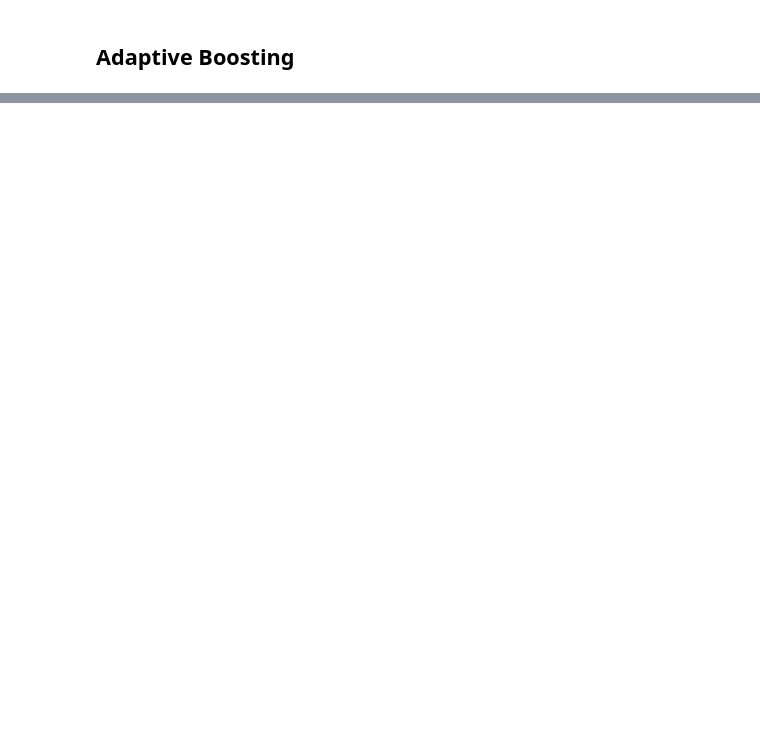
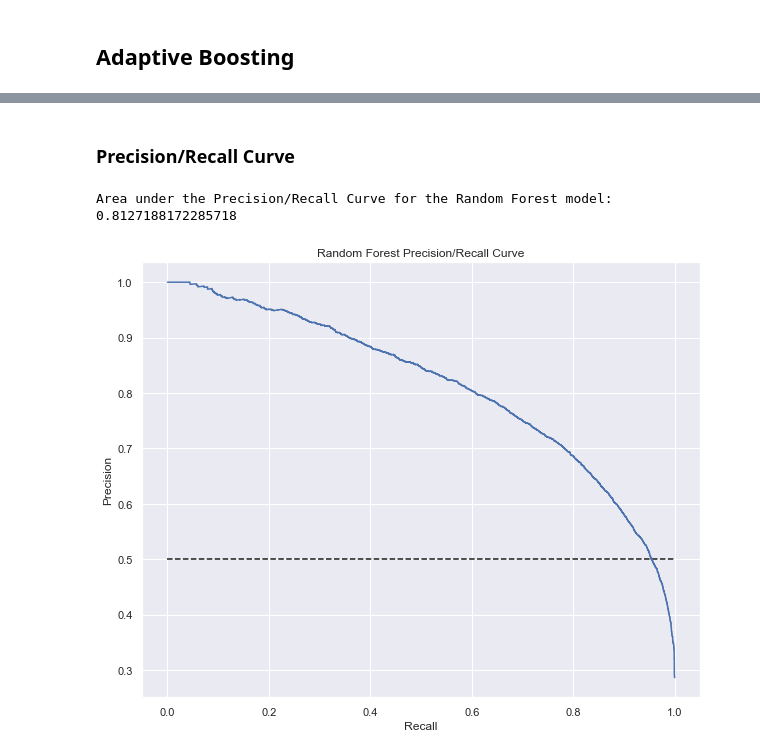
Before and after one commit to asaint13/Capstone_Two-Booking_Cancelations, a Jupyter notebook: 04-Pre-Processing_and_Modeling.ipynb, the cells around one changed output, grey strips where cells are left out. Drawn from its saved outputs; the diff is of its cells as text; code cells hidden in the pictures; blank space fills up the shorter version.

Commit message:
First steps of model selection and model evaluation

```diff
--- a/04-Pre-Processing_and_Modeling.ipynb
+++ b/04-Pre-Processing_and_Modeling.ipynb
@@ -282,0 +319,5 @@ Best accuracy using extreme gradient boosting: 0.8517453638990806
+# %%
+rfo = RandomForestClassifier(random_state=21,n_estimators=500, min_samples_split= 8, min_samples_leaf=1,
+                             max_depth=None, criterion='entropy')
+rfo.fit(X_train_scaled, y_train)
+y_pred_rf = rfo.predict(X_test_scaled)
@@ -282,0 +381,12 @@ Best accuracy using extreme gradient boosting: 0.8517453638990806
+# %%
+#Plotting the ROC Curve of the Random Forest model
+y_pred_prob_rf = rfo.predict_proba(X_test_scaled)[:,1]
+fpr, tpr, thresholds = roc_curve(y_test, y_pred_prob_rf)
+sns.set()
+plt.figure(figsize=(10,8))
+plt.plot([0, 1], [0, 1], 'k--')
+plt.plot(fpr, tpr, label='Random Forest')
+plt.xlabel('False Positive Rate')
+plt.ylabel('True Positive Rate')
+plt.title('Random Forest ROC Curve')
+plt.show()
@@ -282,0 +395,19 @@ Best accuracy using extreme gradient boosting: 0.8517453638990806
+# %% [markdown]
+### Precision/Recall Curve
+# %%
+from sklearn.metrics import precision_recall_curve
+precision, recall, thresholds = precision_recall_curve(y_test,y_pred_prob_rf)
+print('Area under the Precision/Recall Curve for the Random Forest model: {}'.format(auc(recall, precision)))
+# %% [output]
+Area under the Precision/Recall Curve for the Random Forest model: 0.8127188172285718
+# %%
+#Plotting the Precision/Recall Curve of the Random Forest model
+plt.figure(figsize=(10,8))
+plt.plot([0, 1], [0.5,0.5], 'k--')
+plt.plot(recall, precision)
+plt.xlabel('Recall')
+plt.ylabel('Precision')
+plt.title('Random Forest Precision/Recall Curve')
+plt.show()
+# %% [output]
+[figure, added]
```
Also changed, not shown: parts of 18 cells of this notebook.
